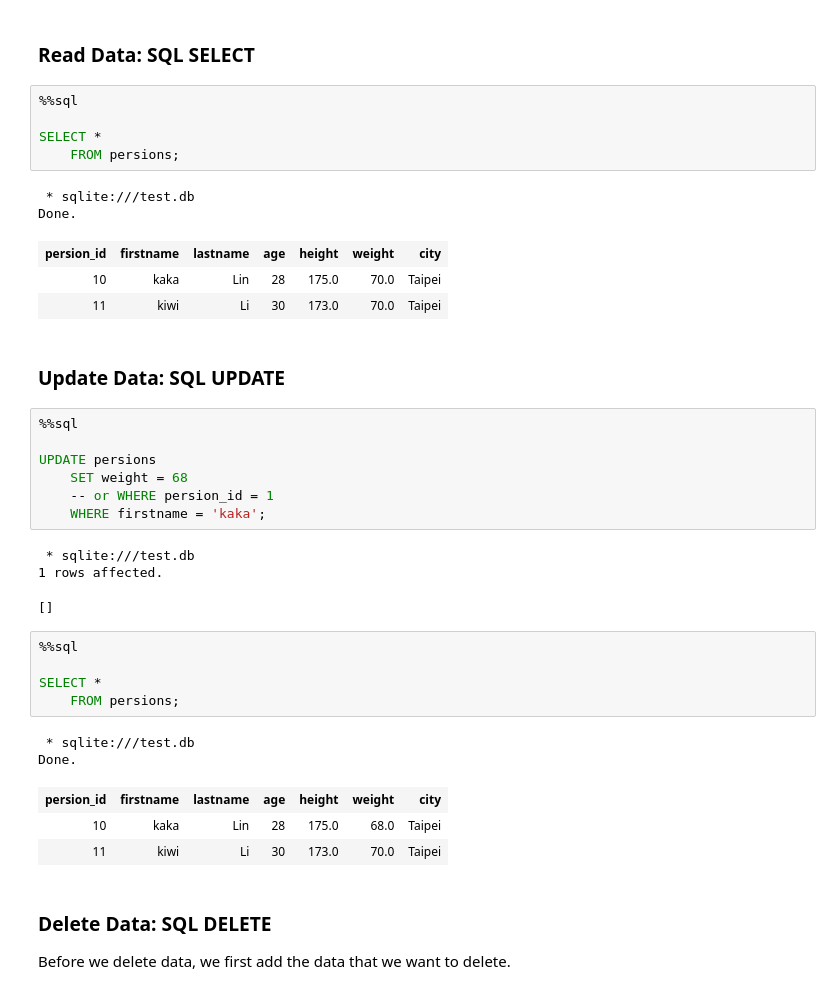
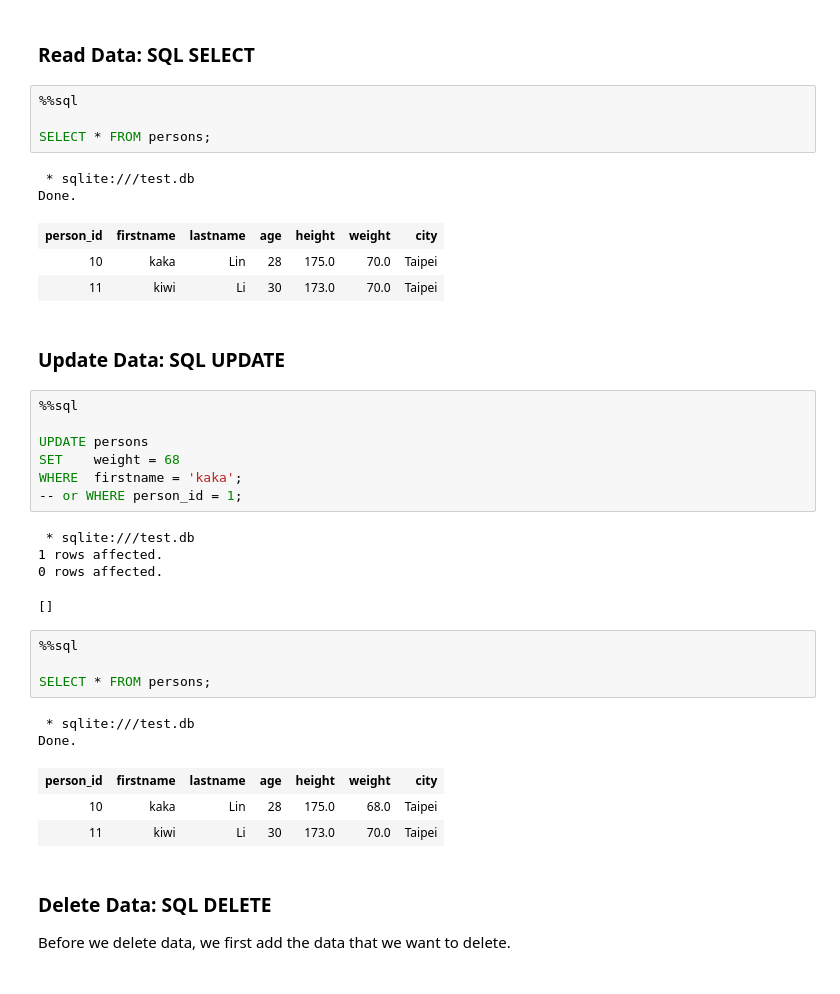
Before and after one commit to kaka-lin/Notes, a Jupyter notebook: DB/SQLite/sqlite-basics.ipynb, the cells around one changed output. Saved outputs shown, nothing was run; the diff lists cells and outputs as text.

```diff
--- a/DB/SQLite/sqlite-basics.ipynb
+++ b/DB/SQLite/sqlite-basics.ipynb
@@ -93,12 +95,11 @@ INSERT INTO persions (firstname, lastname, age, height, weight, city)
 # %%
 %%sql
 
-SELECT *
-    FROM persions;
+SELECT * FROM persons;
 # %% [output]
  * sqlite:///test.db
 Done.
-| persion_id | firstname | lastname | age | height | weight | city |
+| person_id | firstname | lastname | age | height | weight | city |
 | 10 | kaka | Lin | 28 | 175.0 | 70.0 | Taipei |
 | 11 | kiwi | Li | 30 | 173.0 | 70.0 | Taipei |
 # %% [markdown]
@@ -106,23 +107,23 @@ Done.
 # %%
 %%sql
 
-UPDATE persions
-    SET weight = 68
-    -- or WHERE persion_id = 1
-    WHERE firstname = 'kaka';
+UPDATE persons
+SET    weight = 68
+WHERE  firstname = 'kaka';
+-- or WHERE person_id = 1;
 # %% [output]
  * sqlite:///test.db
 1 rows affected.
+0 rows affected.
 []
 # %%
 %%sql
 
-SELECT *
-    FROM persions;
+SELECT * FROM persons;
 # %% [output]
  * sqlite:///test.db
 Done.
-| persion_id | firstname | lastname | age | height | weight | city |
+| person_id | firstname | lastname | age | height | weight | city |
 | 10 | kaka | Lin | 28 | 175.0 | 68.0 | Taipei |
 | 11 | kiwi | Li | 30 | 173.0 | 70.0 | Taipei |
 # %% [markdown]
```
Also changed, not shown: parts of 20 cells of this notebook, 2 other files.
